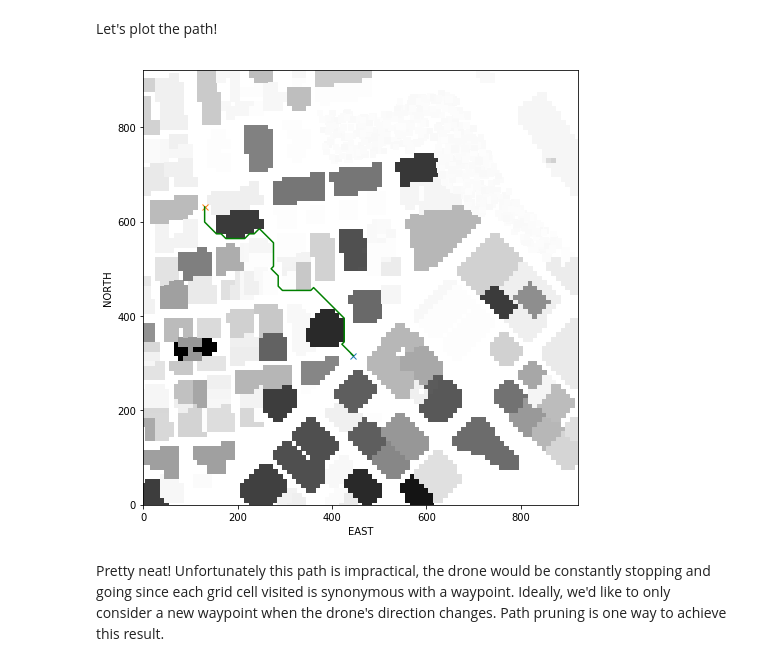
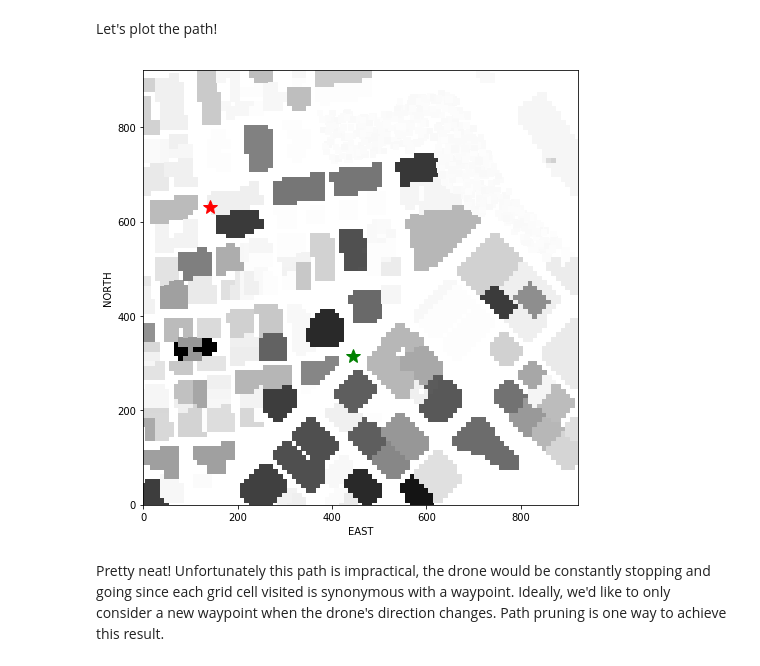
Before and after one commit to tjphoton/FCND, a Jupyter notebook: FCND-P2-Motion-Planning/Grid_Visualization.ipynb, the cells around one changed output. Drawn from its saved outputs; the diff is of its cells as text; code cells hidden in the pictures.

```diff
--- a/FCND-P2-Motion-Planning/Grid_Visualization.ipynb
+++ b/FCND-P2-Motion-Planning/Grid_Visualization.ipynb
@@ -67,7 +67,8 @@ Next you'll compute the path from a start location to a goal location using A*.
 Start and goal coordinates in *(north, east)*.
 # %%
 start_ne = (316, 445)
-goal_ne = (631, 130)
+# goal_ne = (631, 130)
+goal_ne = (630, 141)
 # %% [markdown]
 Write a heuristic function.
 # %%
@@ -86,19 +88,19 @@ Let's plot the path!
 # %%
 plt.imshow(grid, cmap='Greys', origin='lower')
 
 # For the purposes of the visual the east coordinate lay along
 # the x-axis and the north coordinates long the y-axis.
-plt.plot(start_ne[1], start_ne[0], 'x')
-plt.plot(goal_ne[1], goal_ne[0], 'x')
+plt.plot(start_ne[1], start_ne[0], 'g*', ms=15)
+plt.plot(goal_ne[1], goal_ne[0], 'r*', ms=15)
 
-pp = np.array(path)
-plt.plot(pp[:, 1], pp[:, 0], 'g')
+# pp = np.array(path)
+# plt.plot(pp[:, 1], pp[:, 0], 'g.')
 
 plt.xlabel('EAST')
 plt.ylabel('NORTH')
 plt.show()
 # %% [output]
-[figure, old version]
+[figure, new version]
 # %% [markdown]
 Pretty neat! Unfortunately this path is impractical, the drone would be constantly stopping and going since each grid cell visited is synonymous with a waypoint. Ideally, we'd like to only consider a new waypoint when the drone's direction changes. Path pruning is one way to achieve this result.
 # %% [markdown]
```
Also changed, not shown: parts of 2 cells of this notebook, 6 other files.
